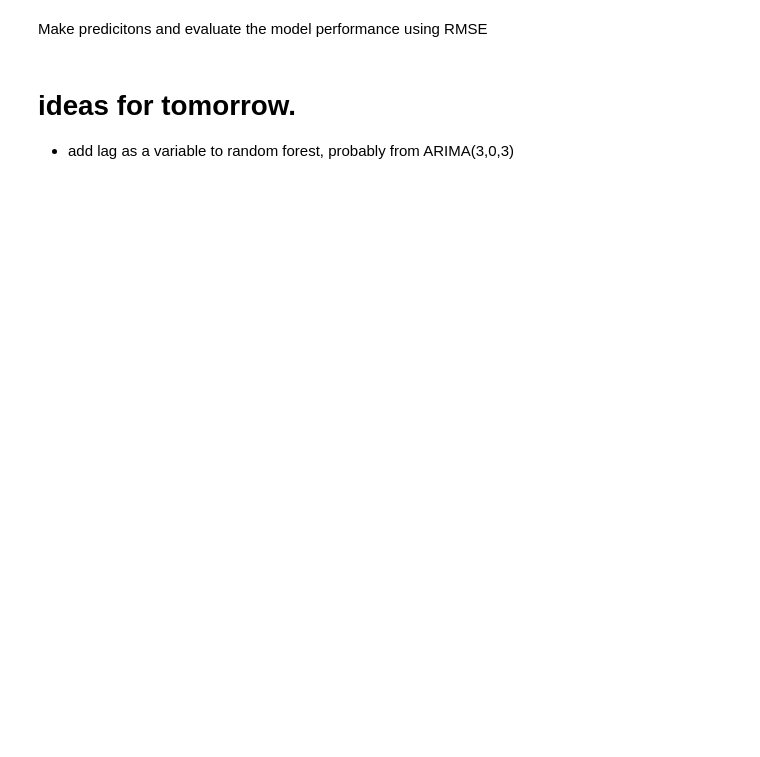
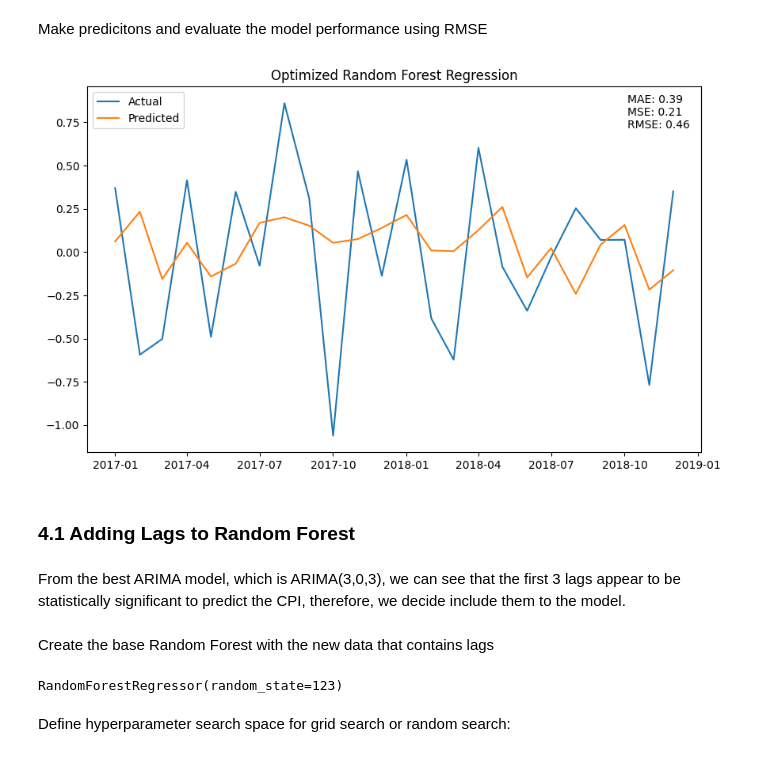
Before and after one commit to namtran6701/Inflation_Prediction, a Jupyter notebook: project_3.ipynb, the cells around one changed output. Saved outputs shown, nothing was run; the diff lists cells and outputs as text; code cells hidden in the pictures; blank space fills up the shorter version.

Commit message:
grid search with lags

```diff
--- a/project_3.ipynb
+++ b/project_3.ipynb
@@ -685,15 +964,17 @@ mae = np.mean(np.abs(y_pred - y_val))
 # %%
 # Plot y_val and y_pred on the same graph, but first, we need to add a time index to y_pred
 y_pred = pd.Series(y_pred, index=y_val.index)
 plt.figure(figsize=(10, 6))
 plt.plot(y_val, label='Actual')
 plt.plot(y_pred, label='Predicted')
 plt.legend(loc='upper left')
-plt.title('Random Forest Regression')
+plt.title('Optimized Random Forest Regression')
 plt.text(0.88, 0.98, f'MAE: {mae:.2f}\nMSE: {mse:.2f}\nRMSE: {rmse:.2f}',
                  transform=plt.gca().transAxes, verticalalignment='top')
 plt.show()
+# %% [output]
+[figure, added]
-# %% [markdown]
-# ideas for tomorrow.
-
-- add lag as a variable to random forest, probably from ARIMA(3,0,3)
+# %% [markdown]
+### 4.1 Adding Lags to Random Forest
+# %% [markdown]
+From the best ARIMA model, which is ARIMA(3,0,3), we can see that the first 3 lags appear to be statistically significant to predict the CPI, therefore, we decide include them to the model.
@@ -699,0 +1020,11 @@ plt.show()
+# %% [markdown]
+Create the base Random Forest with the new data that contains lags
+# %%
+rf_w_lags = RandomForestRegressor(random_state=123)
+
+# Train the base model
+rf_w_lags.fit(x_train_w_lags, y_train_w_lags)
+# %% [output]
+RandomForestRegressor(random_state=123)
+# %% [markdown]
+Define hyperparameter search space for grid search or random search:
```
Also changed, not shown: parts of 49 cells of this notebook.
